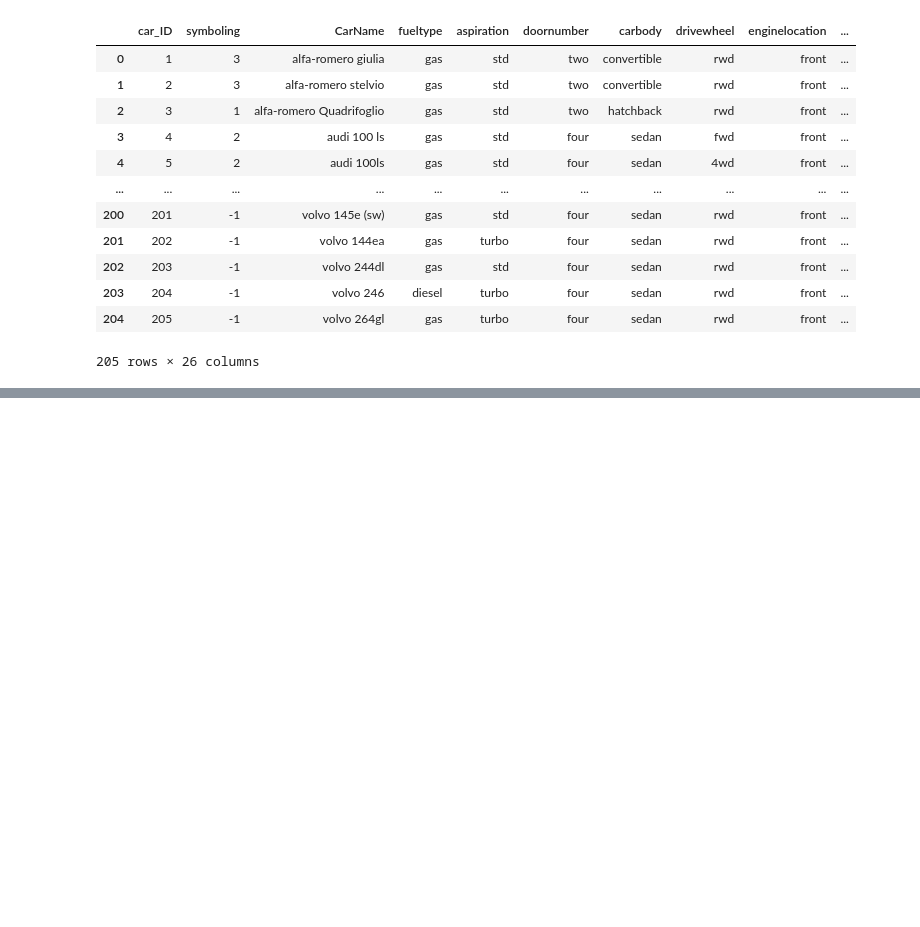
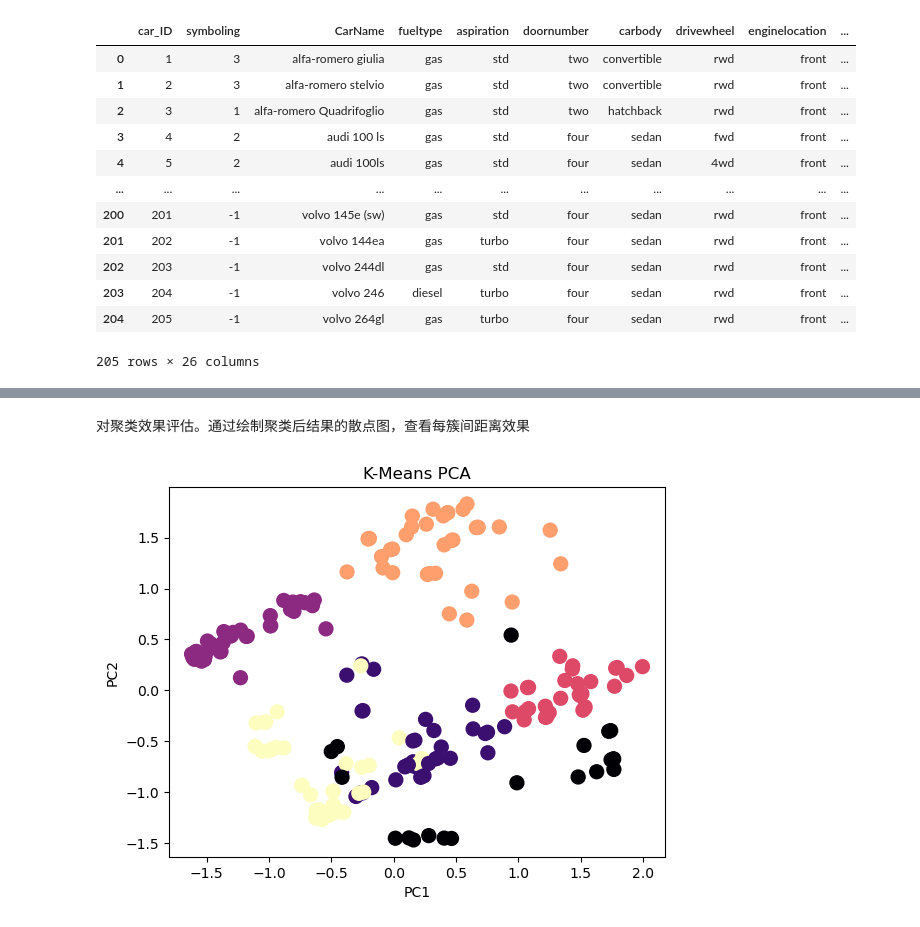
Before and after one commit to unicorn-yh/Deep-Learning-Mindspore, a Jupyter notebook: Car Clustering/car.ipynb, the cells around one changed output, grey strips where cells are left out. Saved outputs shown, nothing was run; the diff lists cells and outputs as text; code cells hidden in the pictures; blank space fills up the shorter version.

```diff
--- a/Car Clustering/car.ipynb
+++ b/Car Clustering/car.ipynb
@@ -77,0 +320,13 @@ print(column_names)
+# %% [markdown]
+对聚类效果评估。通过绘制聚类后结果的散点图，查看每簇间距离效果
+# %%
+#绘制聚类结果2维的散点图
+plt.scatter(features3[:,0],features3[:,1],c=y_pred,s=100,cmap='magma')
+'''for ii in np.arange(205):
+    plt.text(features3[ii,0],features3[ii,1],s=car_data.car_ID[ii])'''
+plt.xlabel('PC1')
+plt.ylabel('PC2')
+plt.title('K-Means PCA')
+plt.show()
+# %% [output]
+[figure, added]
```
Also changed, not shown: parts of 42 cells of this notebook.
